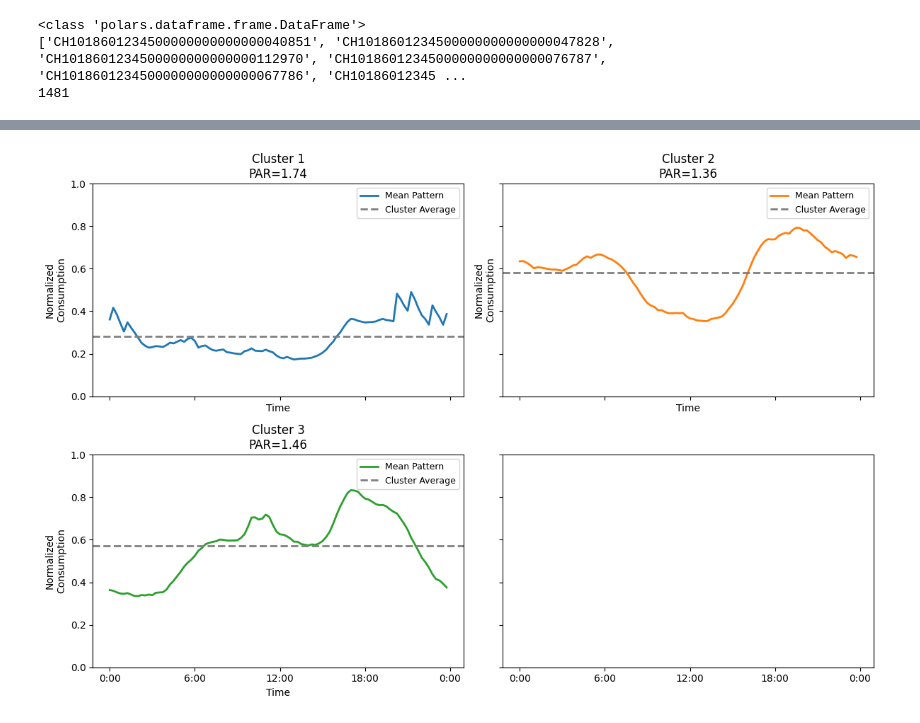
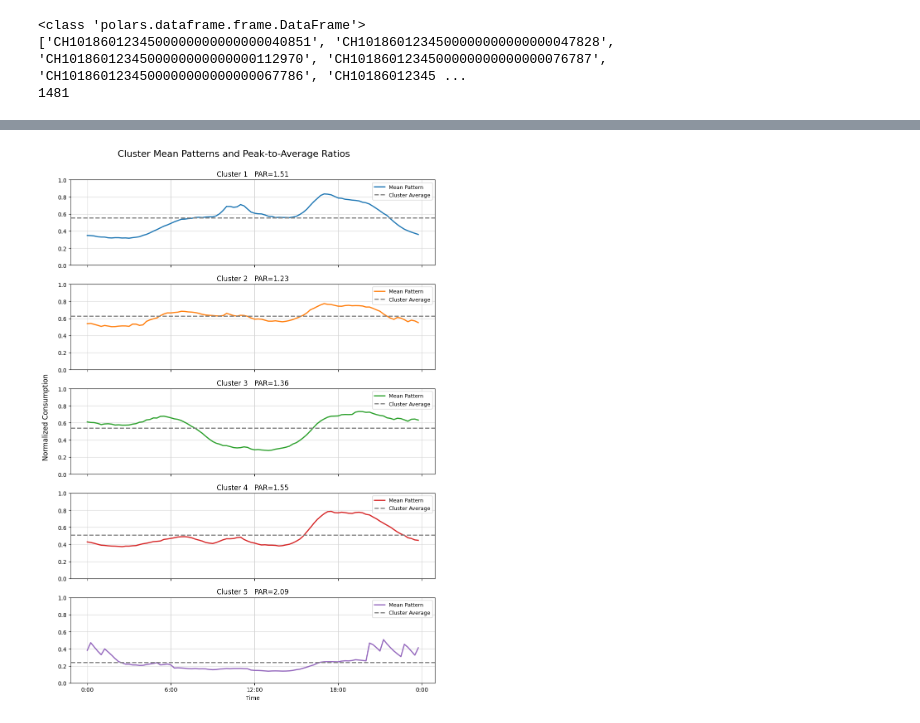
Before and after one commit to jasigrist/Customer_Segmentation_Lantern, a Jupyter notebook: KPrototypes/kPrototypes_Clustering_house.ipynb, the cells around one changed output, grey strips where cells are left out. Saved outputs shown, nothing was run; the diff lists cells and outputs as text; code cells hidden in the pictures.

```diff
--- a/KPrototypes/kPrototypes_Clustering_house.ipynb
+++ b/KPrototypes/kPrototypes_Clustering_house.ipynb
@@ -66,9 +72,9 @@ cols_to_extract = [10, 142, 143, 144, 145, 146, 147, 148, 149, 150, 152, 154, 12
 extracted_df = df.iloc[:, cols_to_extract]
 
 # Assign your own headers
-extracted_df.columns = ['House_id', 'Building Type', 'Electric Heating', 'Electric Water Heating',
+extracted_df.columns = ['House_id', 'Building Type', 'Heating', 'Water Heating',
                         'Solar Panels', 'Electric Vehicle', 'Heat Pump', 'Individual Electric Boiler',
-                        'Individual Washing Machine', 'Thermostat','Number of Residents',
+                        'Individual Washing Machine', 'Home Battery','Number of Residents',
                         'Number of Days at Home','Age','Education', 'Employment', 'Tenant Type',
                         'Income','DR scenario', 'DR heating', 'DR hot water', 'DR EV', 'DR appliances']
 
@@ -95,7 +101,6 @@ else:
 
 #extracted_df.to_csv("extracted_columns.csv", index=False)
 
-
 # Column 1 (index 0) has original house IDs, column 2 (index 1) has CH... identifiers
 # Create a mapping dict: {house_id: CH_id}
 mapping = dict(zip(key_df.iloc[:,0], key_df.iloc[:,2]))
@@ -105,8 +110,6 @@ mapping = dict(zip(key_df.iloc[:,0], key_df.iloc[:,2]))
 extracted_df = extracted_df.copy()
 extracted_df['CH_id'] = extracted_df['House_id'].map(mapping)
 
-
-
 print(filename_list[:15])
 # %% [output]
 Total rows: 1500
@@ -235,8 +239,8 @@ print(combined_data)
 # %%
 # 5. Specify the categorical feature column indices (the last 3 columns)
 
-print(list(range(combined_data.shape[1] - 6, combined_data.shape[1])))
-categorical_indices = list(range(combined_data.shape[1] - 6, combined_data.shape[1]))
+print(list(range(combined_data.shape[1] - 5, combined_data.shape[1])))
+categorical_indices = list(range(combined_data.shape[1] - 5, combined_data.shape[1]))
 
-numerical_indices = list(range(0, combined_data.shape[1]-6))
+numerical_indices = list(range(0, combined_data.shape[1]-5))
 # %% [output]
@@ -345,11 +355,11 @@ plt.show()
 # %%
 # 6. Initialize and run K-Prototypes clustering
 kproto = KPrototypes(
-    n_clusters=3,
+    n_clusters=5,
     init='Cao',
     verbose=0,
-    max_iter=200,
-    gamma=1.5,
+    max_iter=500,
+    gamma=3,
     random_state=42,
     n_init=10
 )
@@ -517,46 +536,50 @@ shape: (3, 4)
 # %%
 labels = ['0:00', '6:00', '12:00', '18:00', '0:00']
 colors= ['#1f77b4', '#ff7f0e', '#2ca02c', '#d62728','#9467bd']
 
-# Compute the mean time series and PAR for each cluster and store for subplot
-mean_time_series_all = []
-mean_lines = []
+n_clusters_to_plot = np.unique(clusters)
+n_clusters = len(n_clusters_to_plot)
 
-n_clusters_to_plot = np.unique(clusters)
-f, axs = plt.subplots(2, 2, figsize=(12,8), sharex=True, sharey=True)
-axs = axs.flatten()
+fig, axes = plt.subplots(n_clusters, 1, figsize=(10, 2.8 * n_clusters), sharex=True)
 
-for cl in n_clusters_to_plot:
+if n_clusters == 1:
+    axes = [axes]
+
+for idx, cl in enumerate(sorted(n_clusters_to_plot)):  # Cluster 1 oben
     cluster_idx = np.where(clusters == cl)[0]
     mean_time_series = time_series_numeric[cluster_idx].mean(axis=0)
     PAR_average = np.mean(mean_time_series)
     PAR_max = np.max(mean_time_series)
-    #print(f"Cluster {cl}: PAR = {PAR_max/PAR_average:.2f}")
 
-    # Individual plots (optional)
+    ax = axes[idx]
+    ax.plot(range(1,97), mean_time_series.ravel()[:96],
+            label='Mean Pattern', linewidth=2, color=colors[cl-1])
+    ax.axhline(PAR_average, color='grey', linestyle='--', linewidth=2, label='Cluster Average')
+    ax.set_title(f"Cluster {cl}   PAR={PAR_max/PAR_average:.2f}",
+                 loc='center', fontsize=12, color='black')
+    ax.set_ylim(0, 1)
+    ax.set_yticks(np.linspace(0, 1, 6))
+    ax.grid(color='lightgray', zorder=0)
+    ax.legend(fontsize=9)
+    if idx == n_clusters-1:
+        ax.set_xlabel("Time")
+        ax.set_xticks(range(1,120,24))
+        ax.set_xticklabels(labels)
+    else:
+        ax.set_xticks([])  # Keine X-Ticks für die oberen Subplots
+    # ACHTUNG: Kein ax.set_ylabel() hier!
 
-    # Subplot (2x2)
-    ax = axs[cl-1]
-    ax.plot(range(1,97), mean_time_series.ravel()[:96],
-                 label='Mean Pattern', linewidth=2, color=colors[cl-1])
-    ax.axhline(PAR_average, color='grey', linestyle='--', linewidth=2, label='Cluster Average')
-    ax.set_title(f"Cluster {cl}\nPAR={PAR_max/PAR_average:.2f}")
-    ax.set_xlabel("Time")
-    ax.set_ylabel("Normalized\nConsumption")
-    ax.set_ylim(0, 1)
-    ax.set_xticks(range(1, 120, 24))
-    ax.set_xticklabels(labels)
-    ax.legend(fontsize=9)
+fig.suptitle("Cluster Mean Patterns and Peak-to-Average Ratios", fontsize=16,  y=0.96)
+fig.text(0.038, 0.5, "Normalized Consumption", va='center', rotation='vertical', fontsize=12)
 
-plt.tight_layout()
-
+plt.tight_layout(rect=[0.06, 0, 1, 0.96])
 plt.savefig(
-"/Users/jansigrist/Documents/SP/Customer_Segmentation_Lantern/Results/Plots/Cluster/PAR_KProt.png",
-bbox_inches='tight'
+    "/Users/jansigrist/Documents/SP/Customer_Segmentation_Lantern/Results/Plots/Cluster/PAR_KProt_house.png",
+    bbox_inches='tight'
 )
 plt.show()
 # %% [output]
-[figure, old version]
+[figure, new version]
 # %%
 #'electric water heating', 'building type', 'solar panels', 'electric vehicle', 'days at home'
 
```
Also changed, not shown: parts of 14 cells of this notebook, 7 other files.
